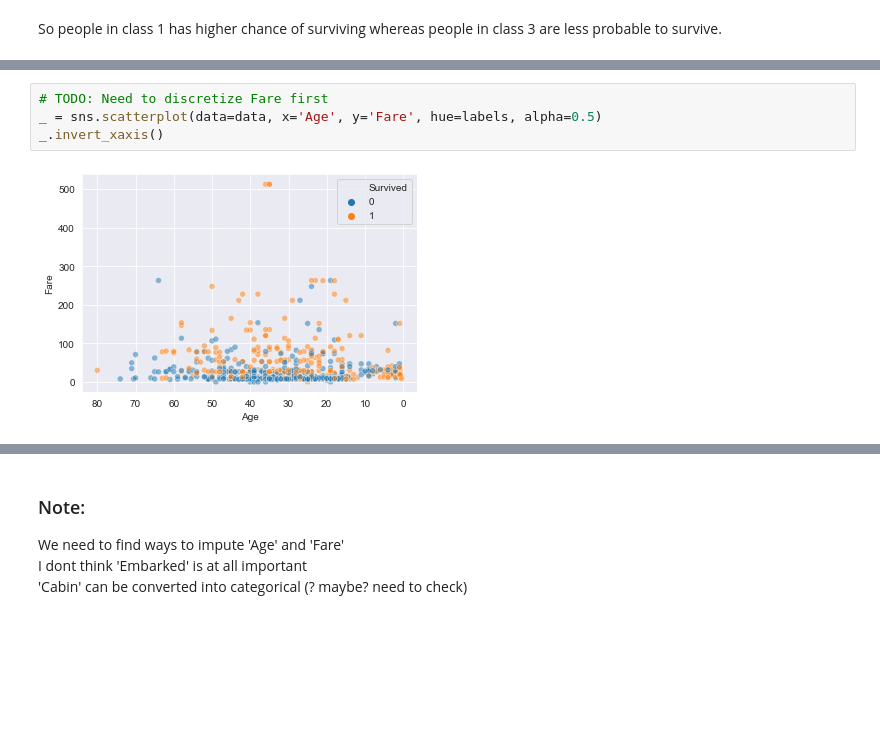
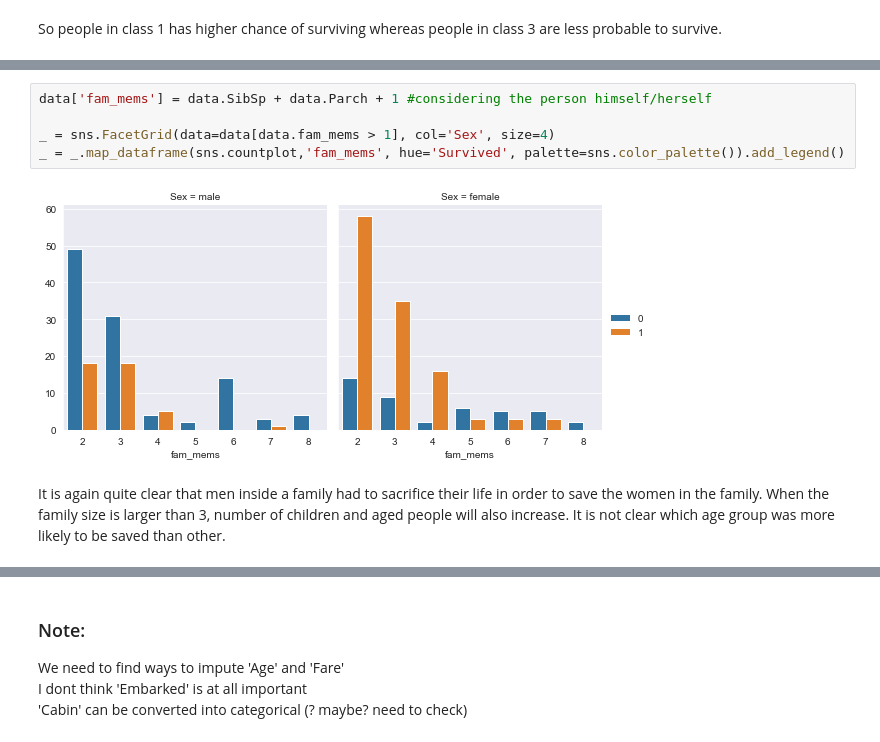
Before and after one commit to pritam-dey3/Titanic-Passenger-Survival-Prediction, a Jupyter notebook: titanic.ipynb, the cells around one changed output, grey strips where cells are left out. Drawn from its saved outputs; the diff is of its cells as text; blank space fills up the shorter version.

```diff
--- a/titanic.ipynb
+++ b/titanic.ipynb
@@ -121,6 +119,9 @@ Evidently, the richer a person is, more is the probablity of him surviving the d
-# %%
-# TODO: Need to discretize Fare first
-_ = sns.scatterplot(data=data, x='Age', y='Fare', hue=labels, alpha=0.5)
-_.invert_xaxis()
-# %% [output]
-[figure, removed]
+# %%
+data['fam_mems'] = data.SibSp + data.Parch + 1 #considering the person himself/herself
+
+_ = sns.FacetGrid(data=data[data.fam_mems > 1], col='Sex', size=4)
+_ = _.map_dataframe(sns.countplot,'fam_mems', hue='Survived', palette=sns.color_palette()).add_legend()
+# %% [output]
+[figure, added]
+# %% [markdown]
+It is again quite clear that men inside a family had to sacrifice their life in order to save the women in the family. When the family size is larger than 3, number of children and aged people will also increase. It is not clear which age group was more likely to be saved than other.
```
Also changed, not shown: parts of 25 cells of this notebook, 6 other files.
